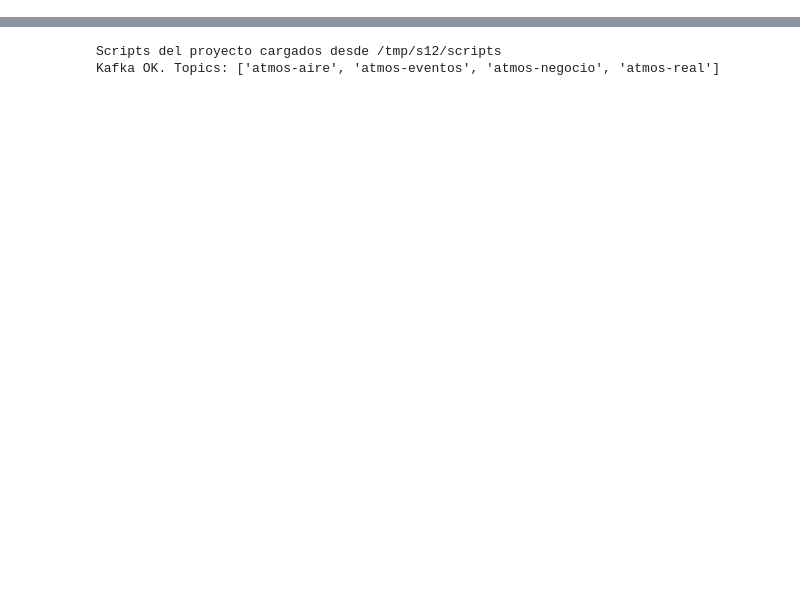
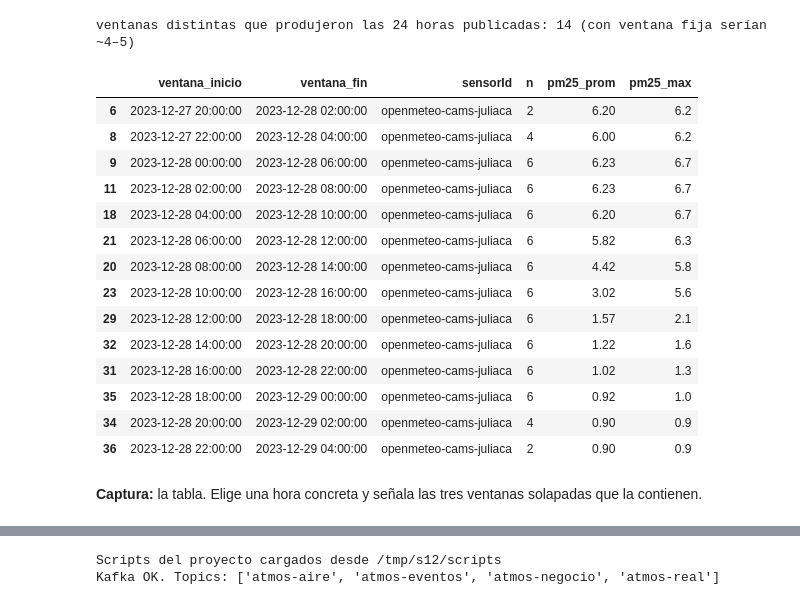
Before and after one commit to Lanzeloth03/lambda26-bigdata, a Jupyter notebook: 12_ecodata_u2.ipynb, the cells around one changed output, grey strips where cells are left out. Saved outputs shown, nothing was run; the diff lists cells and outputs as text; code cells hidden in the pictures; blank space fills up the shorter version.

```diff
--- a/12_ecodata_u2.ipynb
+++ b/12_ecodata_u2.ipynb
@@ -22,0 +746,30 @@ Flujo completo, ejecutable desde Jupyter:
+# %%
+def recolector(df, modo, nombre, trigger="4 seconds"):
+    """Arranca una consulta que guarda cada fila de salida en una lista, con el batchId que la produjo."""
+    salida = []
+    def fb(batch, bid):
+        for r in batch.collect():
+            d = r.asDict(); d["batchId"] = bid; salida.append(d)
+    q = (df.writeStream.outputMode(modo).foreachBatch(fb)
+         .option("checkpointLocation", chk(nombre)).queryName(nombre)
+         .trigger(processingTime=trigger).start())
+    return q, salida
+
+def agregar(df, wm=None, ancho="6 hours", paso=None):
+    d = df.withWatermark("ts", wm) if wm else df
+    w = F.window("ts", ancho, paso) if paso else F.window("ts", ancho)
+    return (d.groupBy(w, "sensorId")
+             .agg(F.count("*").alias("n"), F.round(F.avg("pm25"), 2).alias("pm25_prom"), F.max("pm25").alias("pm25_max"))
+             .select(F.col("window.start").alias("ventana_inicio"), F.col("window.end").alias("ventana_fin"),
+                     "sensorId", "n", "pm25_prom", "pm25_max"))
+
+def estado(q):
+    """Filas de estado que la consulta mantiene en memoria, micro-lote a micro-lote."""
+    f = []
+    for p in q.recentProgress:
+        if p["numInputRows"] > 0:
+            so = p["stateOperators"][0]["numRowsTotal"] if p["stateOperators"] else None
+            f.append({"batchId": p["batchId"], "filas_entrada": p["numInputRows"], "ventanas_en_estado": so,
+                      "watermark": p.get("eventTime", {}).get("watermark")})
+    return pd.DataFrame(f)
+print("utilidades listas")
@@ -22,0 +844,29 @@ Flujo completo, ejecutable desde Jupyter:
+# %%
+detener_todo()
+q_des, sal_des = recolector(agregar(eventos, wm="2 hours", ancho="6 hours", paso="2 hours"), "update", "e2_deslizante")
+time.sleep(8)
+hilo = publicar_paced(TOPIC, [ev(i) for i in range(24)], pausa_s=1.5)
+hilo.join(timeout=120); time.sleep(12)
+q_des.stop()
+df_des = pd.DataFrame(sal_des).drop(columns="batchId").drop_duplicates(["ventana_inicio", "sensorId"], keep="last").sort_values("ventana_inicio")
+print("ventanas distintas que produjeron las 24 horas publicadas:", len(df_des), "(con ventana fija serían ~4–5)")
+df_des
+# %% [output]
+ventanas distintas que produjeron las 24 horas publicadas: 14 (con ventana fija serían ~4–5)
+|  | ventana_inicio | ventana_fin | sensorId | n | pm25_prom | pm25_max |
+| 6 | 2023-12-27 20:00:00 | 2023-12-28 02:00:00 | openmeteo-cams-juliaca | 2 | 6.20 | 6.2 |
+| 8 | 2023-12-27 22:00:00 | 2023-12-28 04:00:00 | openmeteo-cams-juliaca | 4 | 6.00 | 6.2 |
+| 9 | 2023-12-28 00:00:00 | 2023-12-28 06:00:00 | openmeteo-cams-juliaca | 6 | 6.23 | 6.7 |
+| 11 | 2023-12-28 02:00:00 | 2023-12-28 08:00:00 | openmeteo-cams-juliaca | 6 | 6.23 | 6.7 |
+| 18 | 2023-12-28 04:00:00 | 2023-12-28 10:00:00 | openmeteo-cams-juliaca | 6 | 6.20 | 6.7 |
+| 21 | 2023-12-28 06:00:00 | 2023-12-28 12:00:00 | openmeteo-cams-juliaca | 6 | 5.82 | 6.3 |
+| 20 | 2023-12-28 08:00:00 | 2023-12-28 14:00:00 | openmeteo-cams-juliaca | 6 | 4.42 | 5.8 |
+| 23 | 2023-12-28 10:00:00 | 2023-12-28 16:00:00 | openmeteo-cams-juliaca | 6 | 3.02 | 5.6 |
+| 29 | 2023-12-28 12:00:00 | 2023-12-28 18:00:00 | openmeteo-cams-juliaca | 6 | 1.57 | 2.1 |
+| 32 | 2023-12-28 14:00:00 | 2023-12-28 20:00:00 | openmeteo-cams-juliaca | 6 | 1.22 | 1.6 |
+| 31 | 2023-12-28 16:00:00 | 2023-12-28 22:00:00 | openmeteo-cams-juliaca | 6 | 1.02 | 1.3 |
+| 35 | 2023-12-28 18:00:00 | 2023-12-29 00:00:00 | openmeteo-cams-juliaca | 6 | 0.92 | 1.0 |
+| 34 | 2023-12-28 20:00:00 | 2023-12-29 02:00:00 | openmeteo-cams-juliaca | 4 | 0.90 | 0.9 |
+| 36 | 2023-12-28 22:00:00 | 2023-12-29 04:00:00 | openmeteo-cams-juliaca | 2 | 0.90 | 0.9 |
+# %% [markdown]
+**Captura:** la tabla. Elige una hora concreta y señala las tres ventanas solapadas que la contienen.
```
Also changed, not shown: parts of 175 cells of this notebook, 2 other files.
